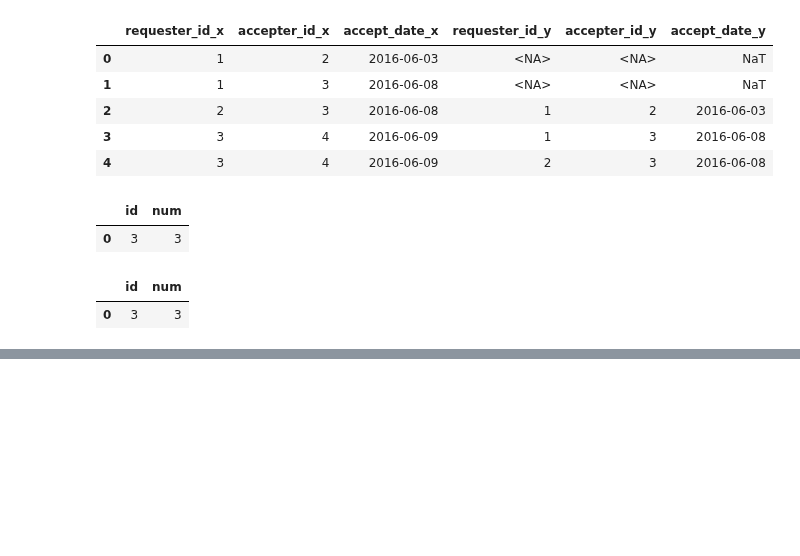
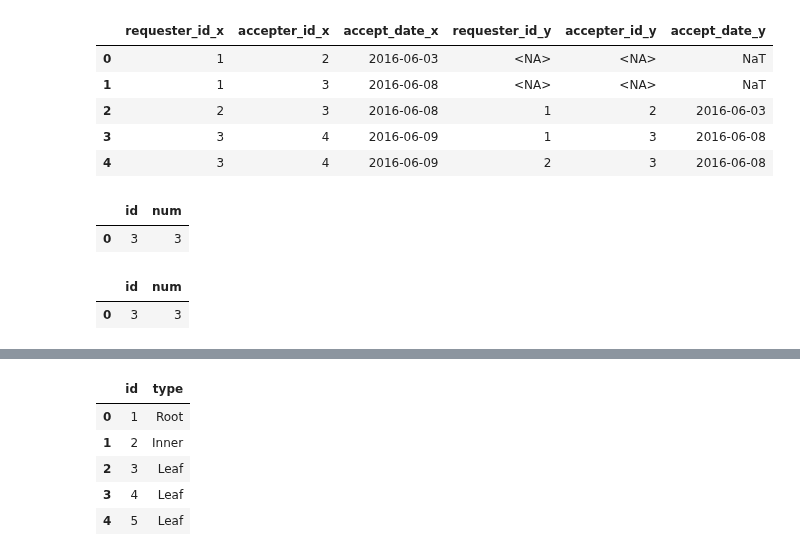
Before and after one commit to Praldmur/Tasks, a Jupyter notebook: LeetCode_Med.ipynb, the cells around one changed output, grey strips where cells are left out. Drawn from its saved outputs; the diff is of its cells as text; code cells hidden in the pictures; blank space fills up the shorter version.

```diff
--- a/LeetCode_Med.ipynb
+++ b/LeetCode_Med.ipynb
@@ -502,0 +537,27 @@ duckdb.query(query).to_df()
+# %%
+query = """
+with t1 as(
+    select
+        p_id as id,
+        count(id) as count_compound
+    from tree
+    group by p_id
+)
+select
+    id,
+    case
+    when p_id is null then 'Root'
+    when id in (select id from t1) then 'Inner'
+    else 'Leaf'
+    end
+    as type
+from tree
+"""
+duckdb.query(query).to_df()
+# %% [output]
+|  | id | type |
+| 0 | 1 | Root |
+| 1 | 2 | Inner |
+| 2 | 3 | Leaf |
+| 3 | 4 | Leaf |
+| 4 | 5 | Leaf |
```
Also changed, not shown: parts of 16 cells of this notebook.
